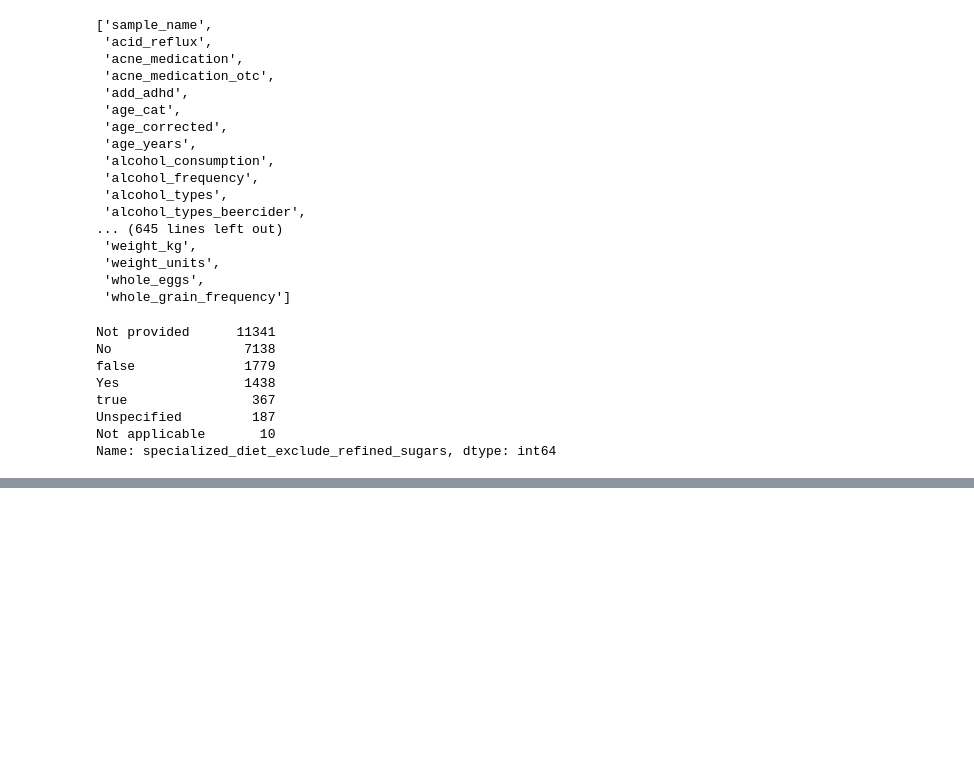
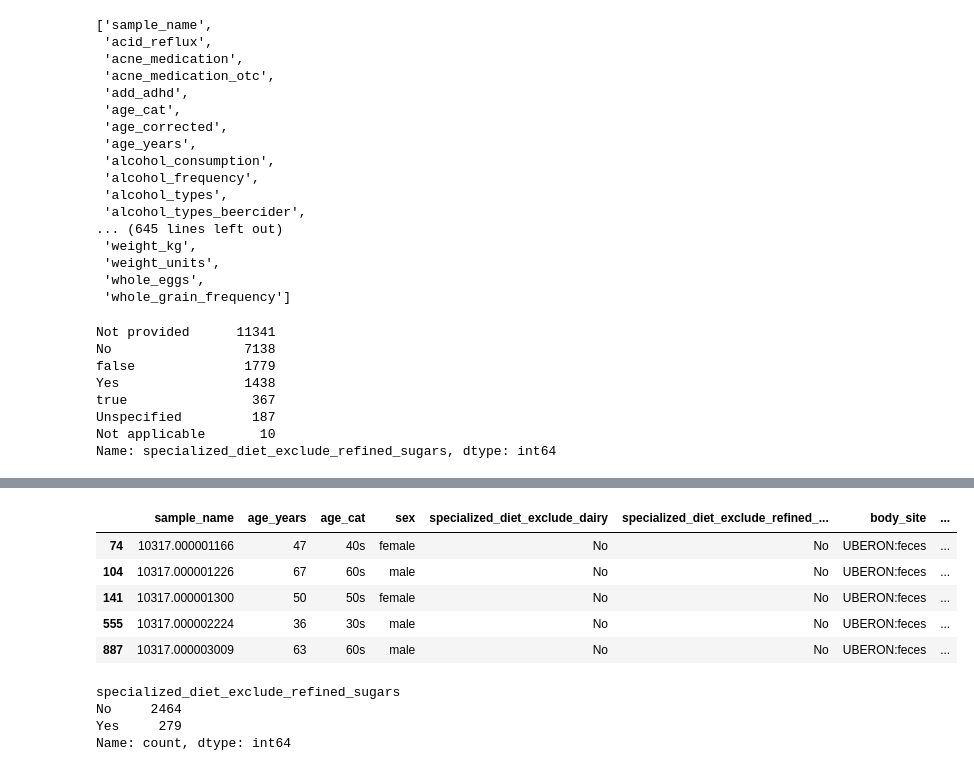
Before and after one commit to grusso98/gut-microbiota-diet, a Jupyter notebook: EDA.ipynb, the cells around one changed output, grey strips where cells are left out. Drawn from its saved outputs; the diff is of its cells as text; code cells hidden in the pictures; blank space fills up the shorter version.

```diff
--- a/EDA.ipynb
+++ b/EDA.ipynb
@@ -132,5 +250,8 @@ list(data_diet.sex.unique())
 # %%
-data_diet_f = data_diet[((data_diet['age_years'] != 'Unspecified') &
-                      (data_diet['age_years'] != 'Not provided'))  &
+data_diet_f = data_diet[((data_diet['age_cat'] != 'Unspecified') &
+                      (data_diet['age_years'] != 'Not provided') &
+                      (data_diet['age_cat'] != 'child') &
+                      (data_diet['age_cat'] != 'teen'))  &
                       ((data_diet.sex == 'female') |
-                        (data_diet.sex == 'male'))]
+                        (data_diet.sex == 'male')) &
+                        ((data_diet['age_cat'] != '60s') | (data_diet['age_cat'] != '70s'))]
@@ -137,2 +278,18 @@ data_diet_f = data_diet[((data_diet['age_years'] != 'Unspecified') &
+# %%
+data_diet_f.head(5)
+# %% [output]
+|  | sample_name | age_years | age_cat | sex | specialized_diet_exclude_dairy | specialized_diet_exclude_refined_... | body_site | ... |
+| 74 | 10317.000001166 | 47 | 40s | female | No | No | UBERON:feces | ... |
+| 104 | 10317.000001226 | 67 | 60s | male | No | No | UBERON:feces | ... |
+| 141 | 10317.000001300 | 50 | 50s | female | No | No | UBERON:feces | ... |
+| 555 | 10317.000002224 | 36 | 30s | male | No | No | UBERON:feces | ... |
+| 887 | 10317.000003009 | 63 | 60s | male | No | No | UBERON:feces | ... |
+# %%
+data_diet_f.specialized_diet_exclude_refined_sugars.value_counts()
+# %% [output]
+specialized_diet_exclude_refined_sugars
+No     2464
+Yes     279
+Name: count, dtype: int64
 # %%
 data_diet_f.age_years = data_diet_f.age_years.astype(int)
```
Also changed, not shown: parts of 23 cells of this notebook.
